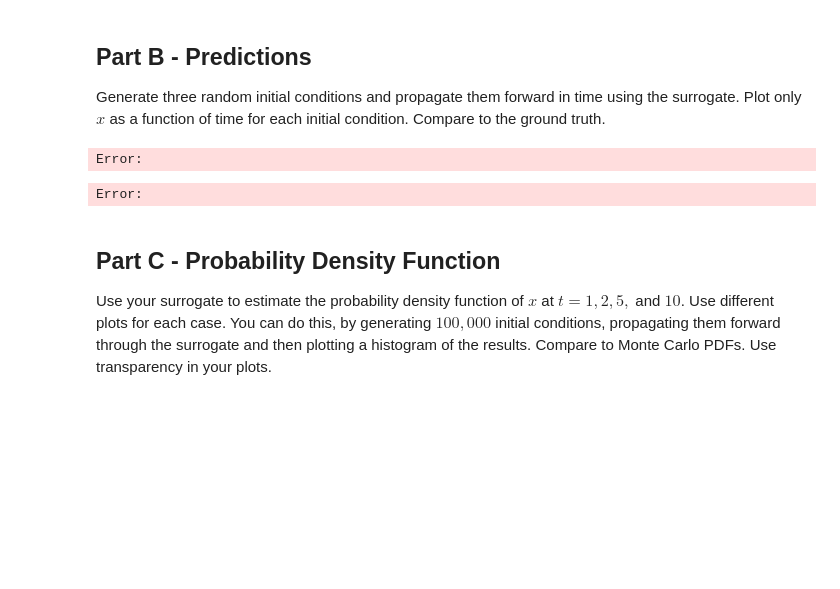
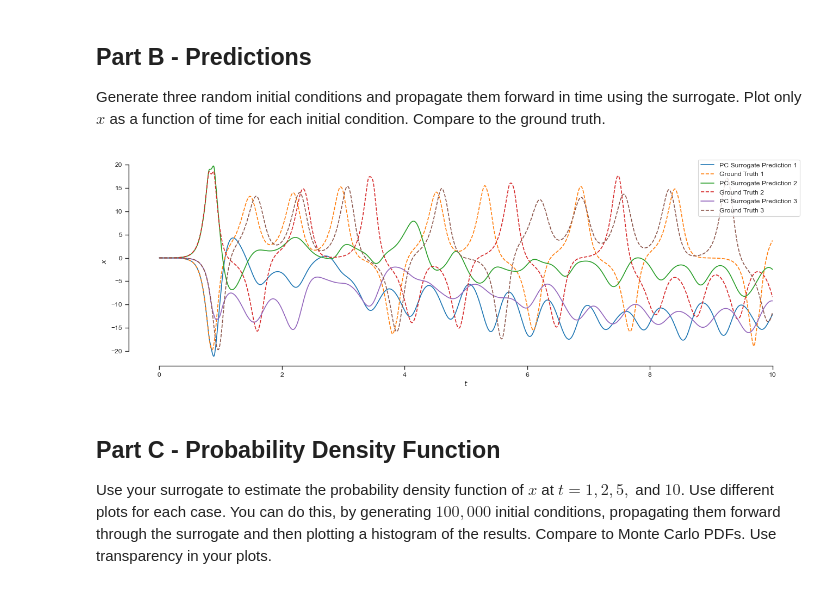
Before and after one commit to Shaunak-Mukherjee/ME697-advanced-scientific-machine-learning, a Jupyter notebook: ME697_03_homework_Shaunak_final.ipynb, the cells around one changed output. Saved outputs shown, nothing was run; the diff lists cells and outputs as text; code cells hidden in the pictures; blank space fills up the shorter version.

```diff
--- a/ME697_03_homework_Shaunak_final.ipynb
+++ b/ME697_03_homework_Shaunak_final.ipynb
@@ -738,31 +766,28 @@ Error:
 
 Generate three random initial conditions and propagate them forward in time using the surrogate. Plot only $x$ as a function of time for each initial condition. Compare to the ground truth.
 # %%
-# # Your code here
-# # Generate three random initial conditions
-# num_test = 3
-# xi_test = 2 * np.random.uniform(size=(num_test, 3)) - 1
+# Your code here
+# Generate three random initial conditions
+num_test = 3
+xi_test = 2 * np.random.uniform(size=(num_test, 3)) - 1
+# Compute predictions using the surrogate model
+preds = surrogate(xi_test)
+# Compute ground truth using the solver
+true = solve_lorentz(xi_test, lorentz)
 
-# # Compute predictions using the surrogate model
-# preds = surrogate(xi_test)
+# Plot
+fig, ax = plt.subplots(figsize=(16, 5))
+for i in range(num_test):
+    ax.plot(pc_sol.ts, preds[i, :, 0], label=f"PC Surrogate Prediction {i+1}")
+    ax.plot(pc_sol.ts, true[i, :, 0], '--', label=f"Ground Truth {i+1}")
 
-# # Compute ground truth using the full numerical solver
-# true = solve_lorentz(xi_test, lorentz)
-
-# # Plot x-component as a function of time
-# fig, ax = plt.subplots()
-# for i in range(num_test):
-#     ax.plot(pc_sol.ts, preds[i, :, 0], label=f"PC Prediction {i+1}")
-#     ax.plot(pc_sol.ts, true[i, :, 0], '--', label=f"Ground Truth {i+1}")
-
-# ax.set_xlabel("$t$")
-# ax.set_ylabel("$x$")
-# ax.legend(loc="best")
-# sns.despine(trim=True)
-# plt.show()
+ax.set_xlabel("$t$")
+ax.set_ylabel("$x$")
+ax.legend(loc="best")
+sns.despine(trim=True)
+plt.show()
 # %% [output]
-Error:
-Error:
+[figure, added]
 # %% [markdown]
 ## Part C - Probability Density Function
 
```
Also changed, not shown: parts of 16 cells of this notebook.
